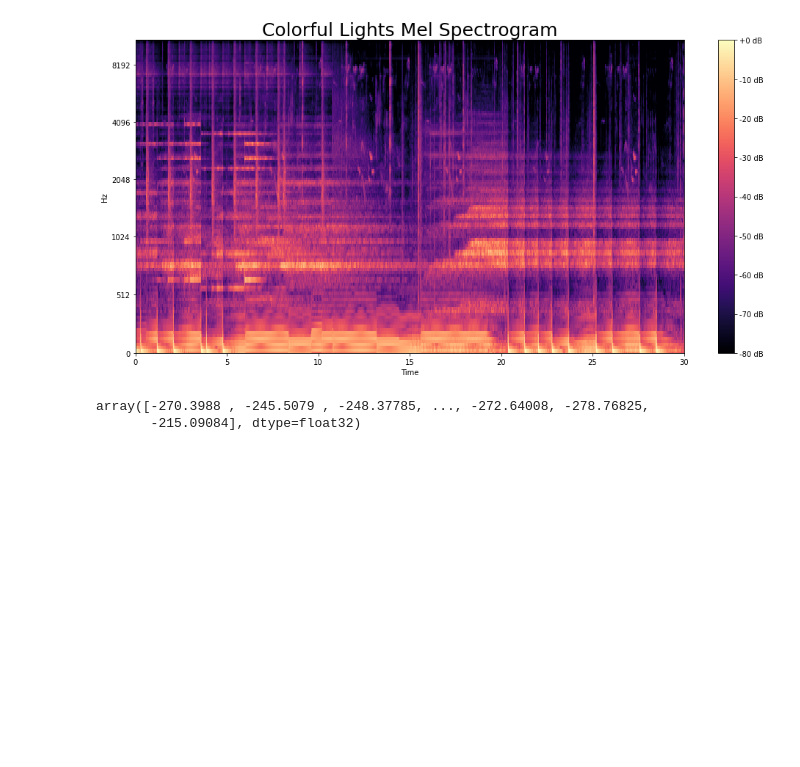
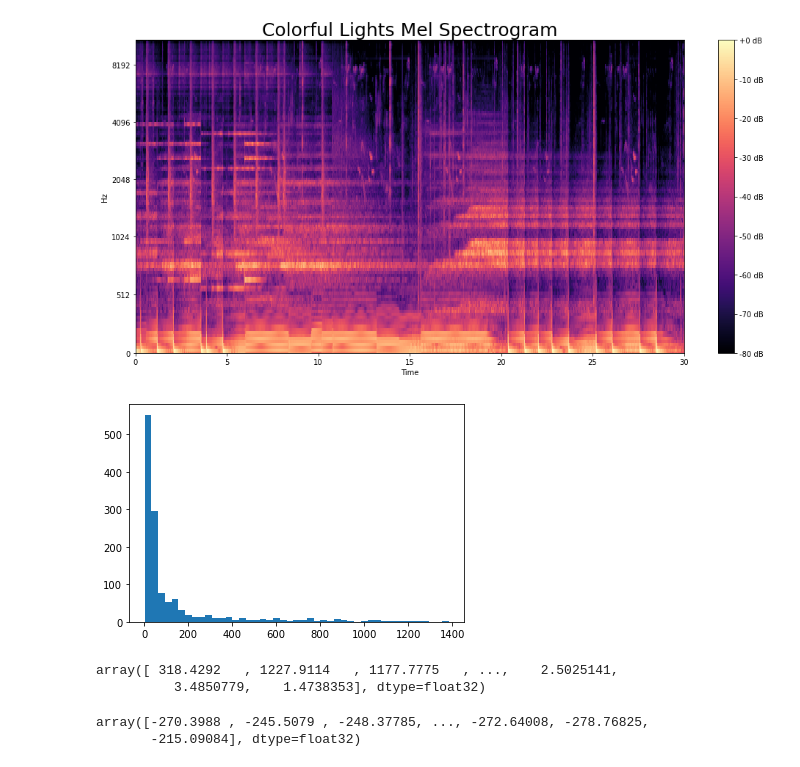
Before and after one commit to Lucas-Courant/predicting_audio_genre, a Jupyter notebook: Code/preliminary_eda.ipynb, the cells around one changed output. Saved outputs shown, nothing was run; the diff lists cells and outputs as text; code cells hidden in the pictures; blank space fills up the shorter version.

```diff
--- a/Code/preliminary_eda.ipynb
+++ b/Code/preliminary_eda.ipynb
@@ -686,6 +708,15 @@ plt.colorbar(format='%+2.0f dB')
 plt.savefig('../images/mel_spec.png');
 # %% [output]
 [figure]
+# %%
+plt.hist(mel_spec[0], bins=45);
+# %% [output]
+[figure, added]
+# %%
+mel_spec[0]
+# %% [output]
+array([ 318.4292   , 1227.9114   , 1177.7775   , ...,    2.5025141,
+          3.4850779,    1.4738353], dtype=float32)
 # %%
 mfcc = librosa.feature.mfcc(y, hop_length=512)
 # %%
```
Also changed, not shown: parts of 17 cells of this notebook.
